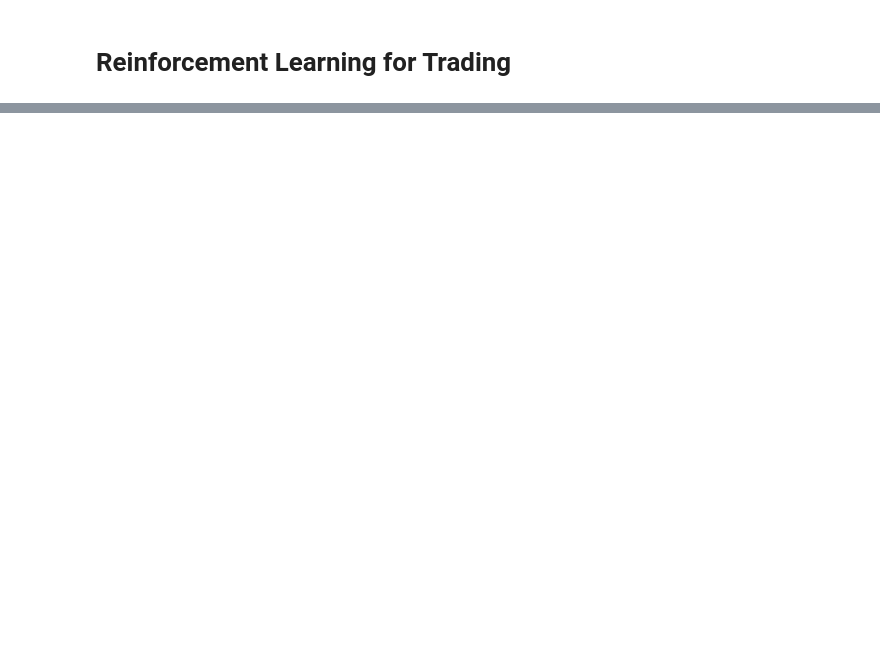
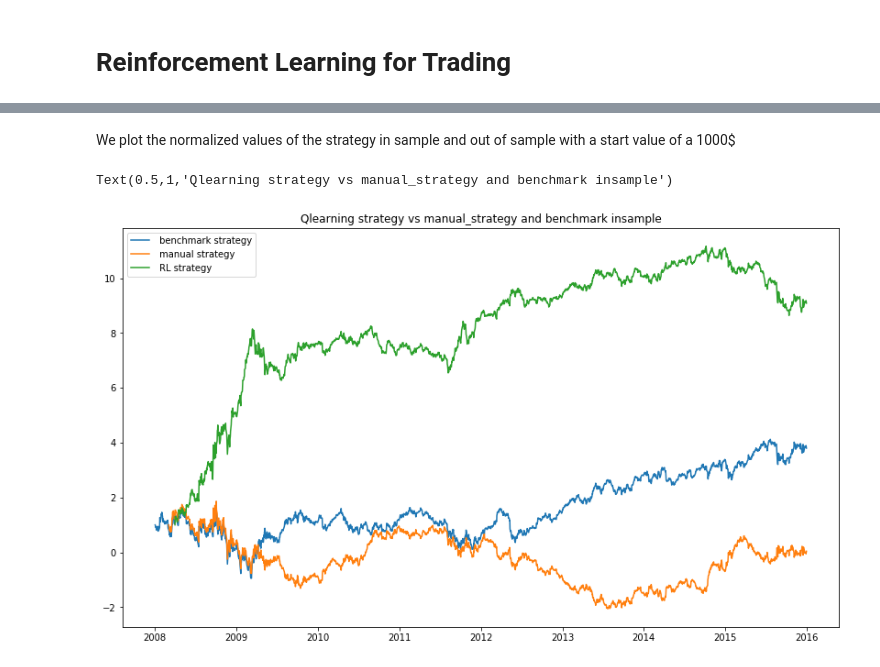
Before and after one commit to wassim9429/trading_strategy, a Jupyter notebook: trading_strategy.ipynb, the cells around one changed output, grey strips where cells are left out. Cells and saved outputs as stored; diff of their text form; code cells hidden in the pictures; blank space fills up the shorter version.

```diff
--- a/trading_strategy.ipynb
+++ b/trading_strategy.ipynb
@@ -25,2 +143,16 @@ test_data = data_reader.get_data(index = index, start_date=test_sd, end_date = t
+# %% [markdown]
+We plot the normalized values of the strategy in sample and out of sample with a start value of a 1000$
+# %%
+# plotting the resutls
+plt.figure(figsize=(14,8))
+plt.plot(benchmark_portvals_in_sample/benchmark_portvals_in_sample.iloc[0], label=" benchmark strategy")
+plt.plot(manual_portvals_in_sample/manual_portvals_in_sample.iloc[0], label=" manual strategy")
+#plt.plot(optimal_portvals_in_sample, label=" optimal strategy")
+plt.plot(Q_portvals_in_sample/Q_portvals_in_sample.iloc[0], label=" RL strategy")
+plt.legend()
+plt.title("Qlearning strategy vs manual_strategy and benchmark insample")
+# %% [output]
+Text(0.5,1,'Qlearning strategy vs manual_strategy and benchmark insample')
+[figure, added]
 # %%
 plt.figure(figsize=(14,8))
```
Also changed, not shown: parts of 17 cells of this notebook.
